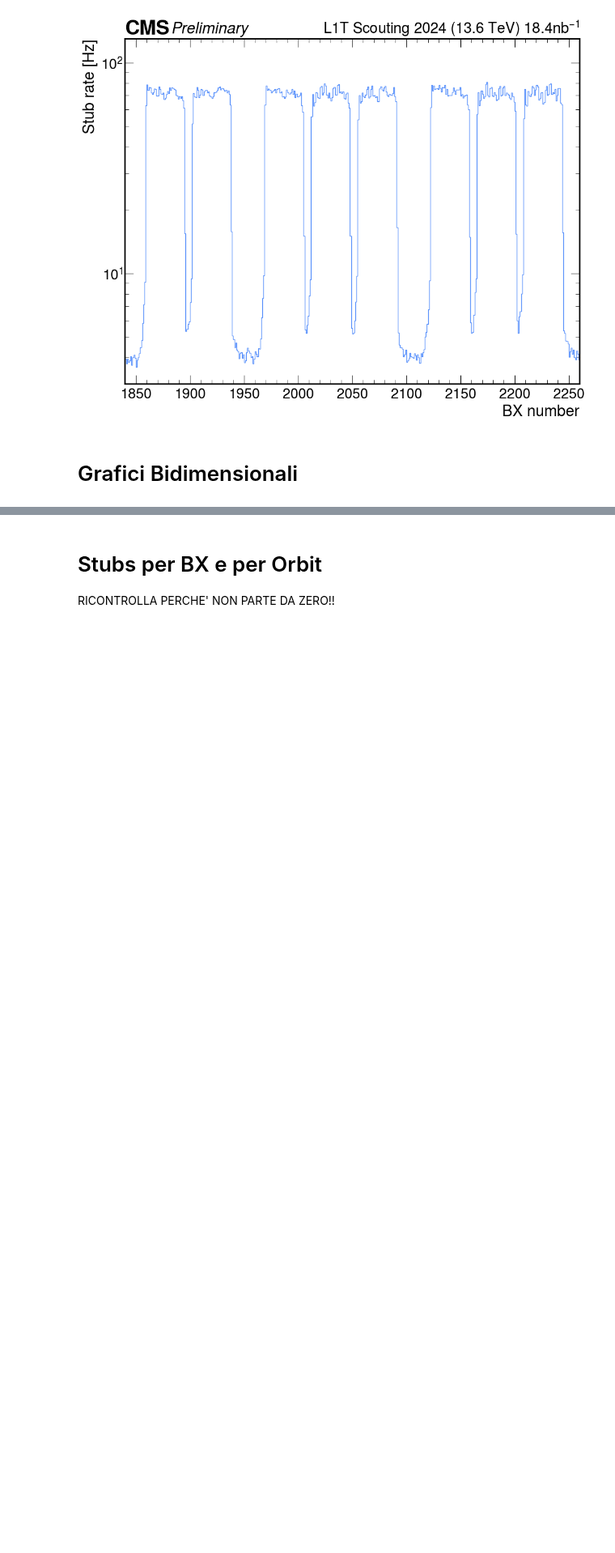
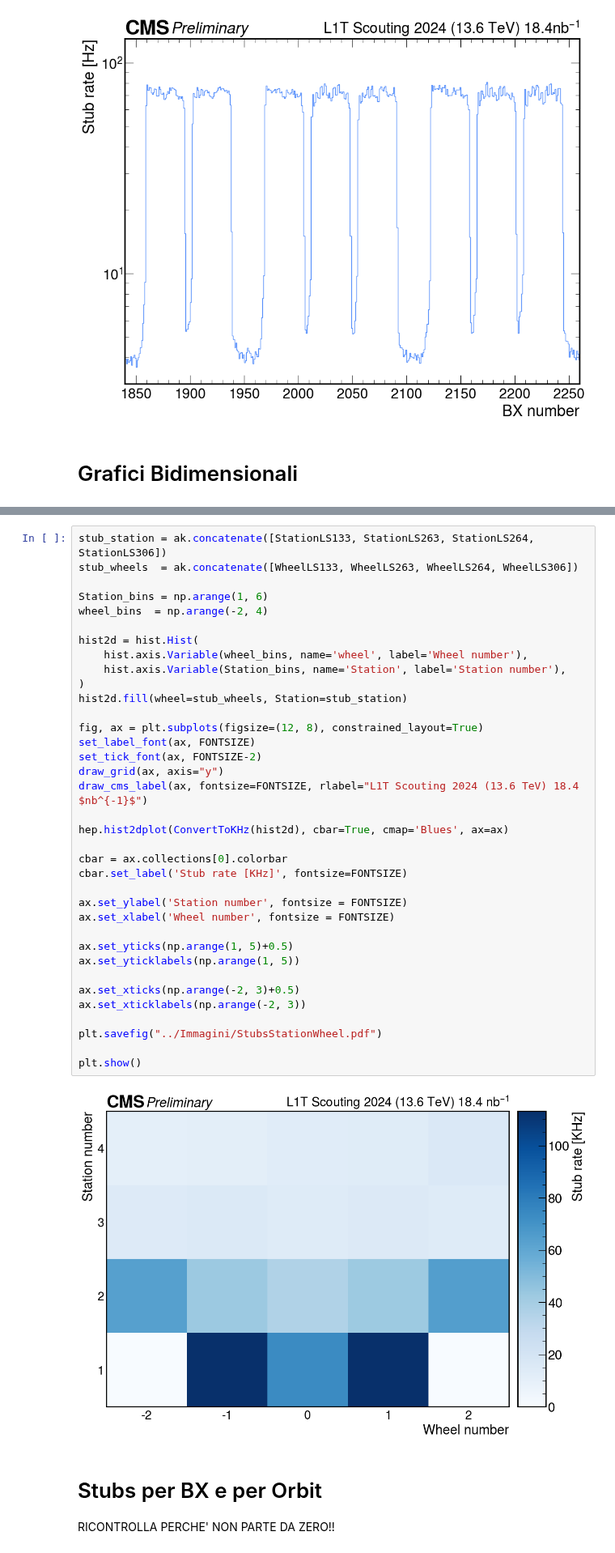
Before and after one commit to francescoreschio/Tesi-Triennale, a Jupyter notebook: Codice/Stubs.ipynb, the cells around one changed output, grey strips where cells are left out. Shown at 81% size. Cells and saved outputs as stored; diff of their text form; blank space fills up the shorter version.

```diff
--- a/Codice/Stubs.ipynb
+++ b/Codice/Stubs.ipynb
@@ -204,3 +181,41 @@ plt.show()
+# %%
+stub_station = ak.concatenate([StationLS133, StationLS263, StationLS264, StationLS306])
+stub_wheels  = ak.concatenate([WheelLS133, WheelLS263, WheelLS264, WheelLS306])
+
+Station_bins = np.arange(1, 6)
+wheel_bins  = np.arange(-2, 4)
+
+hist2d = hist.Hist(
+    hist.axis.Variable(wheel_bins, name='wheel', label='Wheel number'),
+    hist.axis.Variable(Station_bins, name='Station', label='Station number'),
+)
+hist2d.fill(wheel=stub_wheels, Station=stub_station)
+
+fig, ax = plt.subplots(figsize=(12, 8), constrained_layout=True)
+set_label_font(ax, FONTSIZE)
+set_tick_font(ax, FONTSIZE-2)
+draw_grid(ax, axis="y")
+draw_cms_label(ax, fontsize=FONTSIZE, rlabel="L1T Scouting 2024 (13.6 TeV) 18.4 $nb^{-1}$")
+
+hep.hist2dplot(ConvertToKHz(hist2d), cbar=True, cmap='Blues', ax=ax)
+
+cbar = ax.collections[0].colorbar
+cbar.set_label('Stub rate [KHz]', fontsize=FONTSIZE)
+
+ax.set_ylabel('Station number', fontsize = FONTSIZE)
+ax.set_xlabel('Wheel number', fontsize = FONTSIZE)
+
+ax.set_yticks(np.arange(1, 5)+0.5)
+ax.set_yticklabels(np.arange(1, 5))
+
+ax.set_xticks(np.arange(-2, 3)+0.5)
+ax.set_xticklabels(np.arange(-2, 3))
+
+plt.savefig("../Immagini/StubsStationWheel.pdf")
+
+plt.show()
+# %% [output]
+[figure, added]
 # %% [markdown]
 # Stubs per BX e per Orbit
 
```
Also changed, not shown: parts of 7 cells of this notebook, 4 other files.
